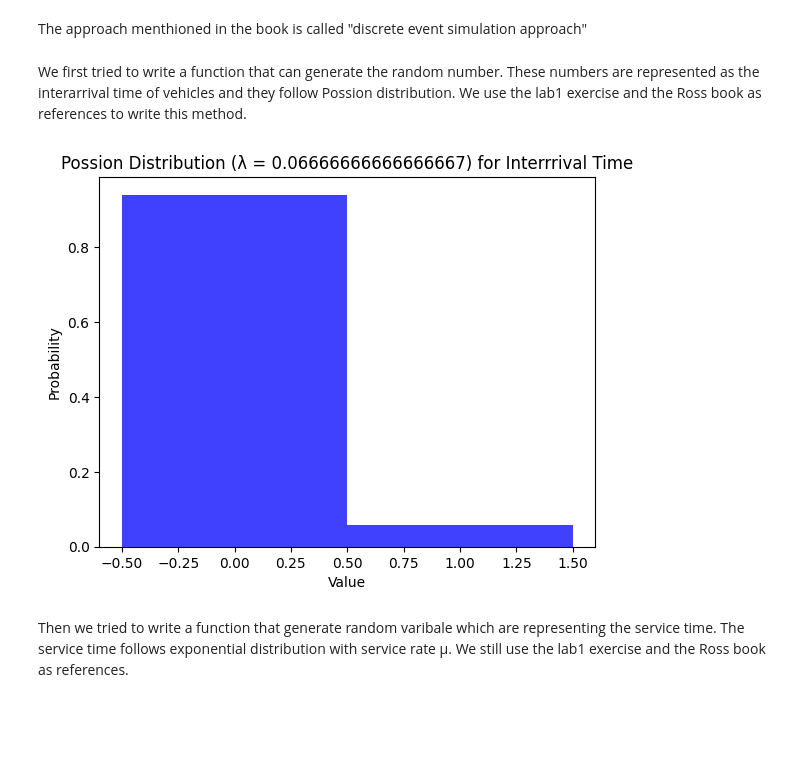
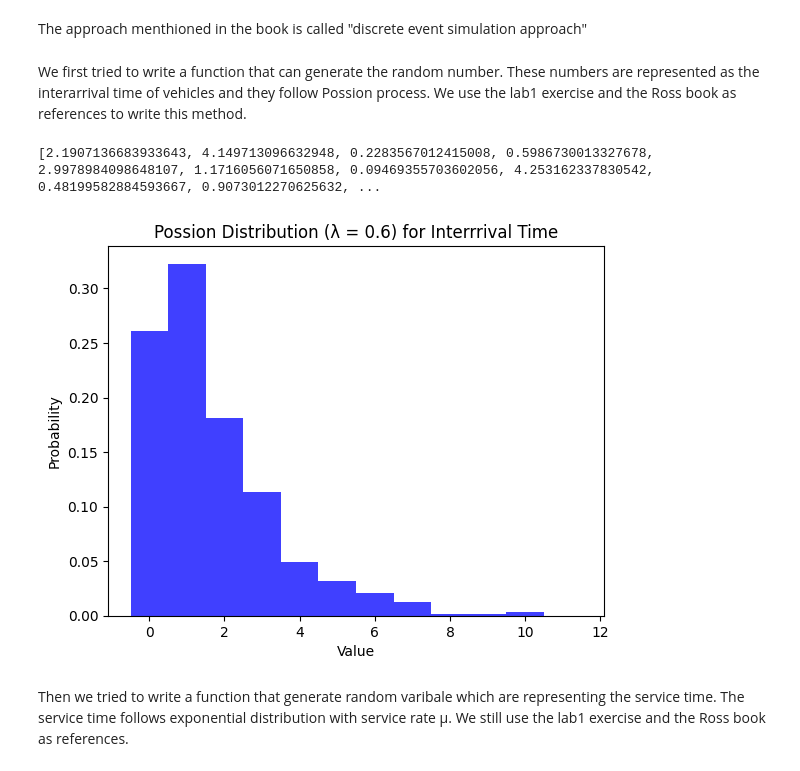
Before and after one commit to Ssactl/AH2174_HT23_Traffic-Simulation-Modelling-and-Applications, a Jupyter notebook: AH2174_2023_project1_section1.ipynb, the cells around one changed output. Saved outputs shown, nothing was run; the diff lists cells and outputs as text; code cells hidden in the pictures; blank space fills up the shorter version.

```diff
--- a/AH2174_2023_project1_section1.ipynb
+++ b/AH2174_2023_project1_section1.ipynb
@@ -21,37 +21,34 @@ The approach menthioned in the book is called "discrete event simulation approac
 import numpy as np
 import matplotlib.pyplot as plt
 # %% [markdown]
-We first tried to write a function that can generate the random number. These numbers are represented as the interarrival time of vehicles and they follow Possion distribution. We use the lab1 exercise and the Ross book as references to write this method.
+We first tried to write a function that can generate the random number. These numbers are represented as the interarrival time of vehicles and they follow Possion process. We use the lab1 exercise and the Ross book as references to write this method.
 # %%
-def generate_interarrival_time(lmbda):
-    u = np.random.random()
-    i = 0
-    p = np.exp(-lmbda)
-    F = p
+def generate_interarrival_time(start_time, lamda):
+  t = start_time
 
-    while u >= F:
-        i += 1
-        p = (lmbda * p) / i
-        F += p
+  u1 = np.random.random()
+  t -= np.log(u1) / lamda
 
-    return i
+  return t
 
-
-# Example Usage:
-lambda_parameter = 4
+start_time = 0  # Replace with your desired starting time
+lambda_parameter=0.6
 
 # Plot the histogram of multiple generated arrival time random variables
 random_variable_size = 1000
-interarrival_times = [generate_interarrival_time(lambda_parameter) for _ in range(random_variable_size)]
+interarrival_times = [generate_interarrival_time(start_time,lambda_parameter) for _ in range(random_variable_size)]
+
+print(interarrival_times)
 
 # Plot the histogram of generated arrival time random variables
 plt.hist(interarrival_times, bins=np.arange(min(interarrival_times), max(interarrival_times) + 1) - 0.5, density=True, alpha=0.75, color='b')
 plt.title(f'Possion Distribution (λ = {lambda_parameter}) for Interrrival Time')
 plt.xlabel('Value')
 plt.ylabel('Probability')
 plt.show()
 # %% [output]
+[2.1907136683933643, 4.149713096632948, 0.2283567012415008, 0.5986730013327678, 2.9978984098648107, 1.1716056071650858, 0.09469355703602056, 4.253162337830542, 0.48199582884593667, 0.9073012270625632, ...
-[figure, old version]
+[figure, new version]
 # %% [markdown]
 Then we tried to write a function that generate random varibale which are representing the service time. The service time follows exponential distribution with service rate  μ. We still use the lab1 exercise and the Ross book as references.
 # %%
```
Also changed, not shown: parts of 3 cells of this notebook.
